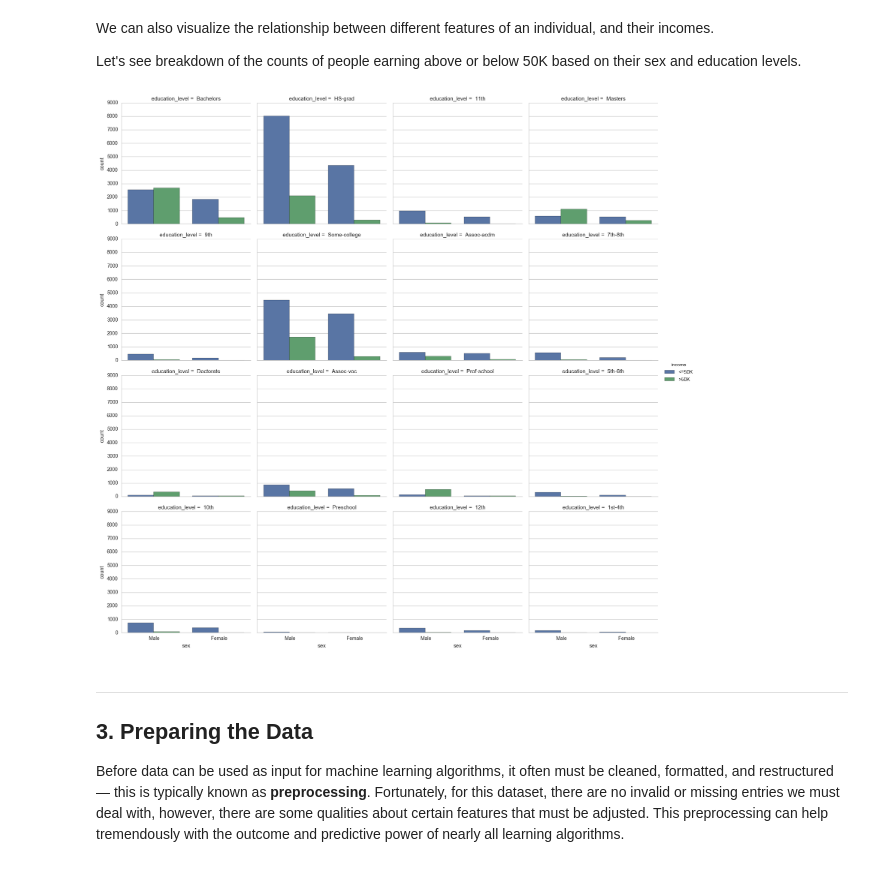
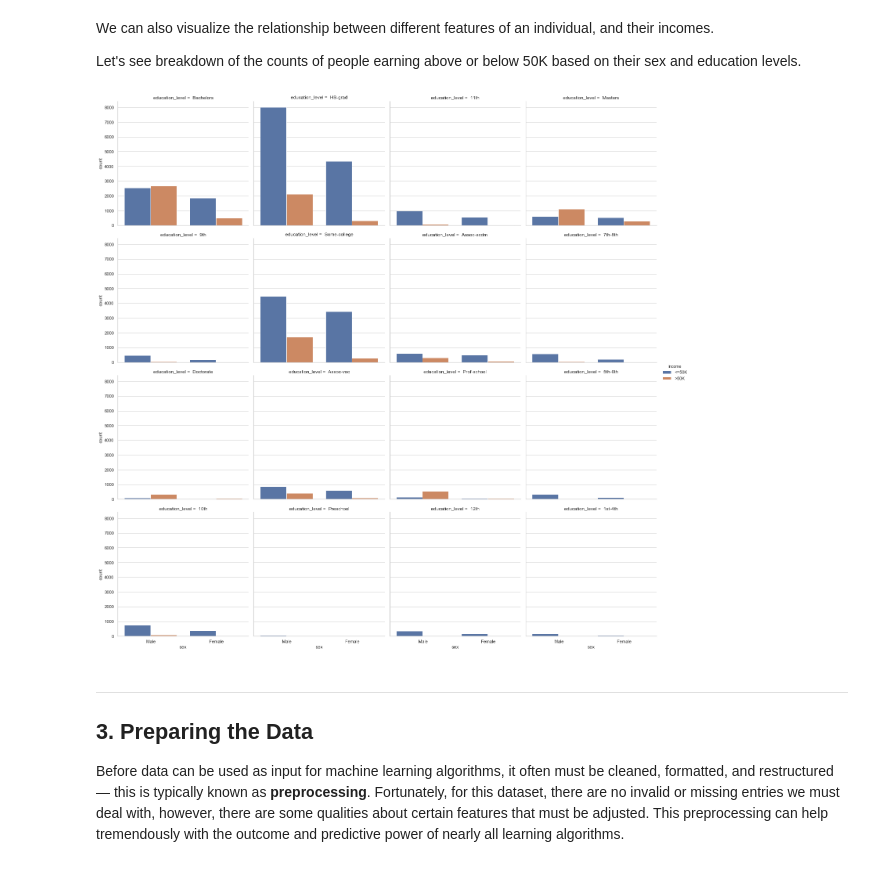
Before and after one commit to tiehujiang/data-science, a Jupyter notebook: Final Project: Finding Donors.ipynb, the cells around one changed output. Saved outputs shown, nothing was run; the diff lists cells and outputs as text; code cells hidden in the pictures.

```diff
--- a/Final Project: Finding Donors.ipynb
+++ b/Final Project: Finding Donors.ipynb
@@ -129,9 +131,9 @@ We can also visualize the relationship between different features of an individu
 Let's see breakdown of the counts of people earning above or below 50K based on their sex and education levels.
 # %%
 sns.set(style="whitegrid", color_codes=True)
-sns.factorplot("sex", col='education_level', data=data, hue='income', kind="count", col_wrap=4);
+sns.catplot("sex", col='education_level', data=data, hue='income', kind="count", col_wrap=4);
 # %% [output]
-[figure, old version]
+[figure, new version]
 # %% [markdown]
 ----
 ## 3. Preparing the Data
```
Also changed, not shown: parts of 13 cells of this notebook.
